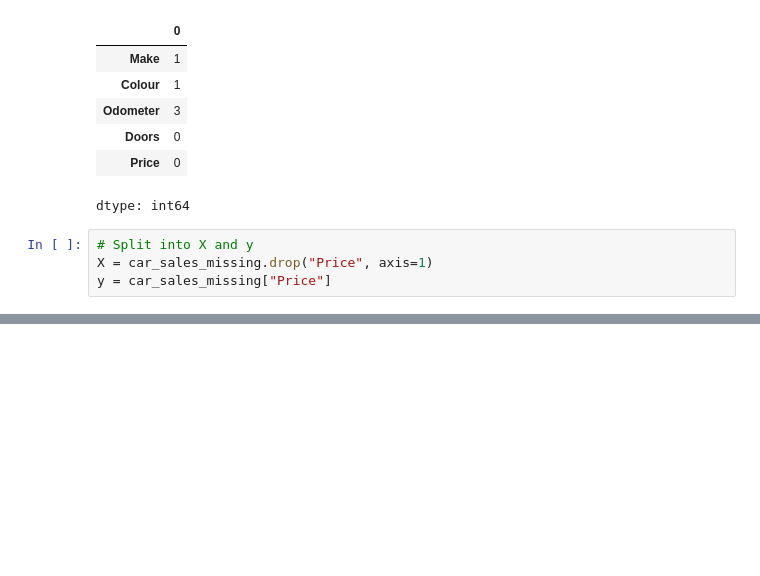
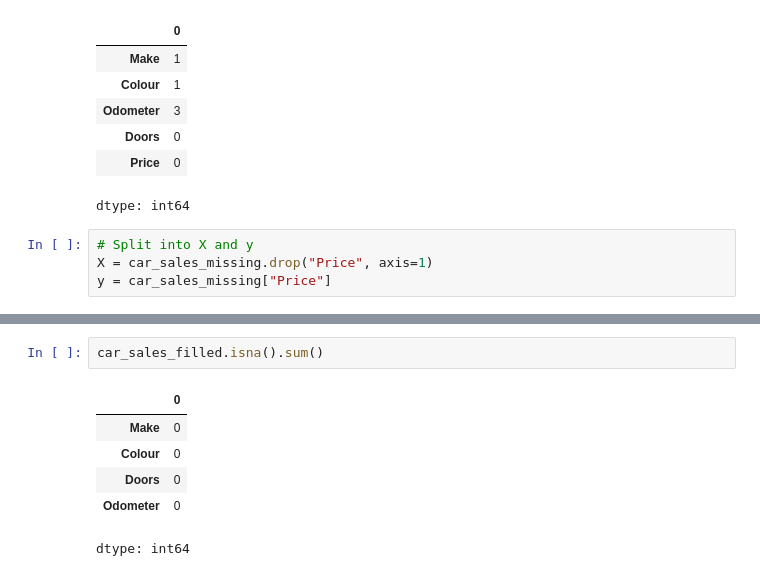
Before and after one commit to Venkats-AI-codes/AI_practices, a Jupyter notebook: Intro_scikit_learn.ipynb, the cells around one changed output, grey strips where cells are left out. Drawn from its saved outputs; the diff is of its cells as text; blank space fills up the shorter version.

```diff
--- a/Intro_scikit_learn.ipynb
+++ b/Intro_scikit_learn.ipynb
@@ -700,0 +742,9 @@ num_features = ["Odometert"]
+# %%
+car_sales_filled.isna().sum()
+# %% [output]
+|  | 0 |
+| Make | 0 |
+| Colour | 0 |
+| Doors | 0 |
+| Odometer | 0 |
+dtype: int64
```
Also changed, not shown: parts of 6 cells of this notebook.
